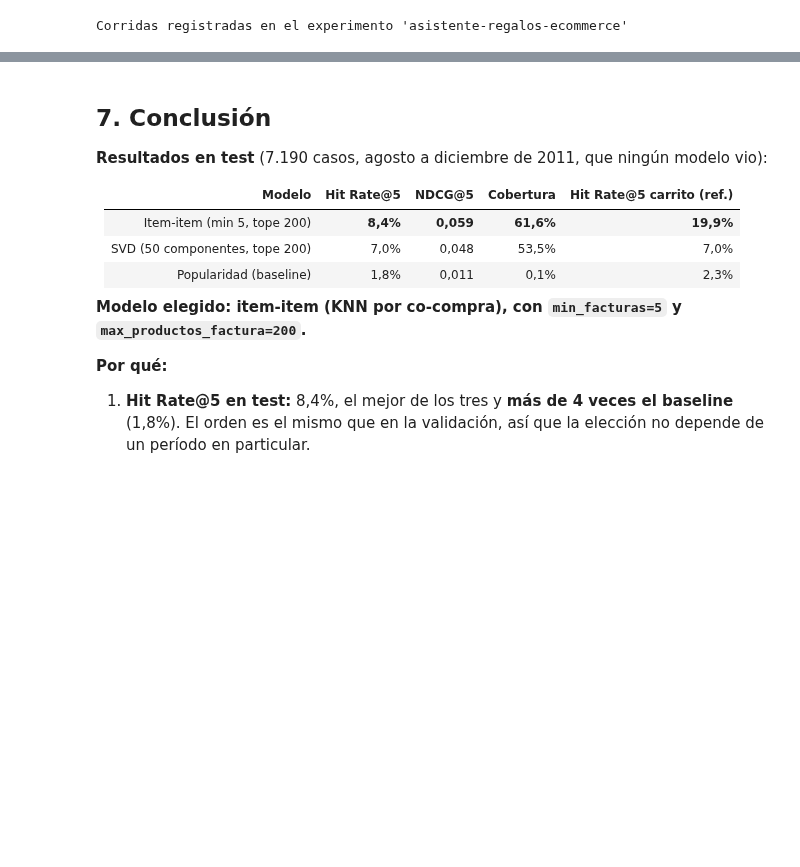
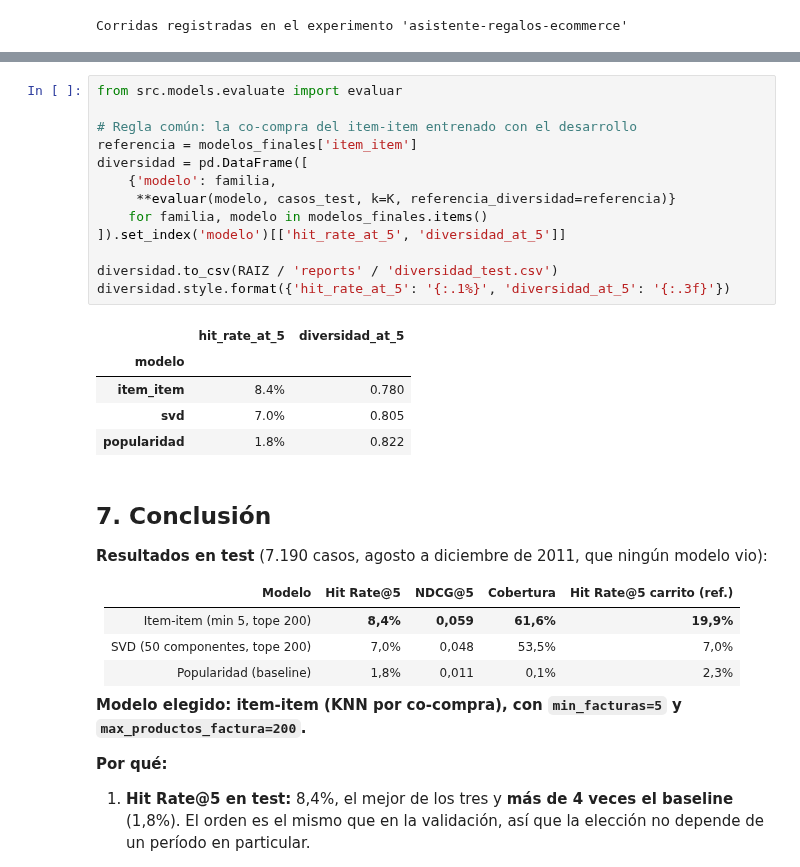
Before and after one commit to MafeLopezQuintana/asistente-regalos-ecommerce, a Jupyter notebook: notebooks/04_modelos.ipynb, the cells around one changed output, grey strips where cells are left out. Cells and saved outputs as stored; diff of their text form; blank space fills up the shorter version.

Commit message:
Modelos: diversidad intra-lista como métrica opcional de evaluar()

```diff
--- a/notebooks/04_modelos.ipynb
+++ b/notebooks/04_modelos.ipynb
@@ -446,3 +457,22 @@ Corridas registradas en el experimento 'asistente-regalos-ecommerce'
+# %%
+from src.models.evaluate import evaluar
+
+# Regla común: la co-compra del item-item entrenado con el desarrollo
+referencia = modelos_finales['item_item']
+diversidad = pd.DataFrame([
+    {'modelo': familia,
+     **evaluar(modelo, casos_test, k=K, referencia_diversidad=referencia)}
+    for familia, modelo in modelos_finales.items()
+]).set_index('modelo')[['hit_rate_at_5', 'diversidad_at_5']]
+
+diversidad.to_csv(RAIZ / 'reports' / 'diversidad_test.csv')
+diversidad.style.format({'hit_rate_at_5': '{:.1%}', 'diversidad_at_5': '{:.3f}'})
+# %% [output]
+|  | hit_rate_at_5 | diversidad_at_5 |
+| modelo |  |  |
+| item_item | 8.4% | 0.780 |
+| svd | 7.0% | 0.805 |
+| popularidad | 1.8% | 0.822 |
 # %% [markdown]
 ## 7. Conclusión
 
```
Also changed, not shown: parts of 1 cell of this notebook, 3 other files.
